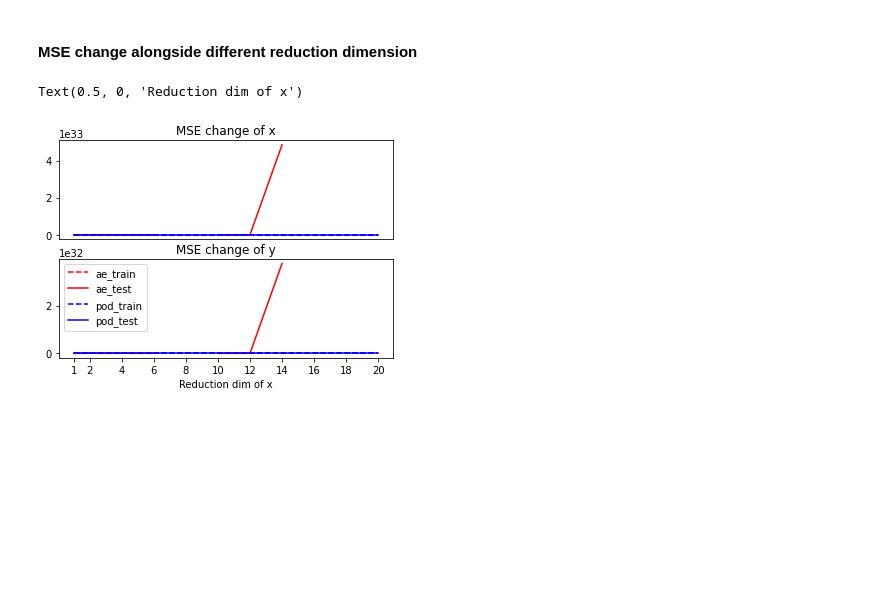
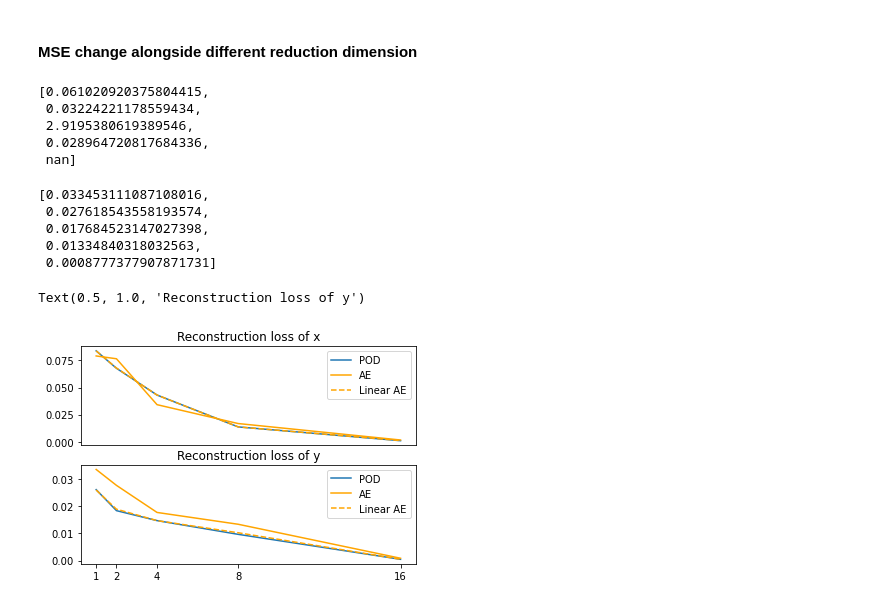
Before and after one commit to pc-Jiang/MOR_in_control_system, a Jupyter notebook: test.ipynb, the cells around one changed output. Saved outputs shown, nothing was run; the diff lists cells and outputs as text; code cells hidden in the pictures; blank space fills up the shorter version.

```diff
--- a/test.ipynb
+++ b/test.ipynb
@@ -147,0 +176,2 @@ Text(0.5, 1.0, 'AutoEncoder')
+# %%
+linear_ae_xs, linear_ae_ys = get_test_predict(true_x, u_test, linear_ae_sys, time_steps)
@@ -182,22 +239,59 @@ for dim_reduc in dim_x_reduct_list:
+# %%
+mse_test_list_y_ae
+# %% [output]
+[0.061020920375804415,
+ 0.03224221178559434,
+ 2.9195380619389546,
+ 0.028964720817684336,
+ nan]
+# %%
+mse_train_list_y_ae
+# %% [output]
+[0.033453111087108016,
+ 0.027618543558193574,
+ 0.017684523147027398,
+ 0.01334840318032563,
+ 0.0008777377907871731]
+# %%
+mse_train_list_y_linear_ae = []
+mse_train_list_x_linear_ae = []
+mse_test_list_x_linear_ae = []
+mse_test_list_y_linear_ae = []
+
+
+# with nonlinearity
+for dim_reduc in tqdm(dim_x_reduct_list):
+
+    linear_ae_sys = AE_Reduced_System(original_sys, dim_reduc, nonlinear=False)
+    reconst_x_linear_AE, reconst_y_linear_AE = linear_ae_sys.fit(x)
+    mse_train_list_y_linear_ae.append(mse(y, reconst_y_linear_AE))
+    mse_train_list_x_linear_ae.append(mse(x, reconst_x_linear_AE))
+
+    linear_ae_xs, linear_ae_ys = get_test_predict(true_x, u_test, linear_ae_sys, time_steps)
+    mse_test_list_x_linear_ae.append(mse(true_xs, linear_ae_xs))
+    mse_test_list_y_linear_ae.append(mse(true_ys, linear_ae_ys))
 # %%
 # plot the result
 fig, (ax1, ax2) = plt.subplots(2, 1)
 
-ax1.plot(dim_x_reduct_list, mse_train_list_x_ae, '--r')
-ax1.plot(dim_x_reduct_list, mse_test_list_x_ae, 'r')
-ax1.plot(dim_x_reduct_list, mse_train_list_x_pod,'--b')
-ax1.plot(dim_x_reduct_list, mse_test_list_x_pod,'b')
-ax1.set_title('MSE change of x')
+# ax1.plot(dim_x_reduct_list, mse_train_list_x_ae, '--r')
+# ax1.plot(dim_x_reduct_list, mse_test_list_x_ae, 'r')
+ax1.plot(dim_x_reduct_list, mse_train_list_x_pod, label='POD')
+ax1.plot(dim_x_reduct_list, mse_train_list_x_ae, color='orange',label='AE')
+ax1.plot(dim_x_reduct_list, mse_train_list_x_linear_ae, '--b', color='orange', label='Linear AE')
+ax1.set_title('Reconstruction loss of x')
+ax1.legend()
 ax1.set_xticks([])
 
-ax2.plot(dim_x_reduct_list, mse_train_list_y_ae, '--r', label='ae_train')
-ax2.plot(dim_x_reduct_list, mse_test_list_y_ae, 'r', label='ae_test')
-ax2.plot(dim_x_reduct_list, mse_train_list_y_pod, '--b', label='pod_train')
-ax2.plot(dim_x_reduct_list, mse_test_list_y_pod, 'b', label='pod_test')
+# ax2.plot(dim_x_reduct_list, mse_train_list_y_ae, '--r', label='ae_train')
+# ax2.plot(dim_x_reduct_list, mse_test_list_y_ae, 'r', label='ae_test')
+ax2.plot(dim_x_reduct_list, mse_train_list_y_pod, label='POD')
+ax2.plot(dim_x_reduct_list, mse_train_list_y_ae, color='orange',label='AE')
+ax2.plot(dim_x_reduct_list, mse_train_list_y_linear_ae, '--b', color='orange', label='Linear AE')
 ax2.legend()
 ax2.set_xticks(dim_x_reduct_list)
-ax2.set_title('MSE change of y')
-ax2.set_xlabel('Reduction dim of x')
+ax2.set_title('Reconstruction loss of y')
+# ax2.set_xlabel('Reconstruction performance under different reduced dimension')
 # %% [output]
-Text(0.5, 0, 'Reduction dim of x')
+Text(0.5, 1.0, 'Reconstruction loss of y')
-[figure, old version]
+[figure, new version]
```
Also changed, not shown: parts of 27 cells of this notebook, 4 other files.
